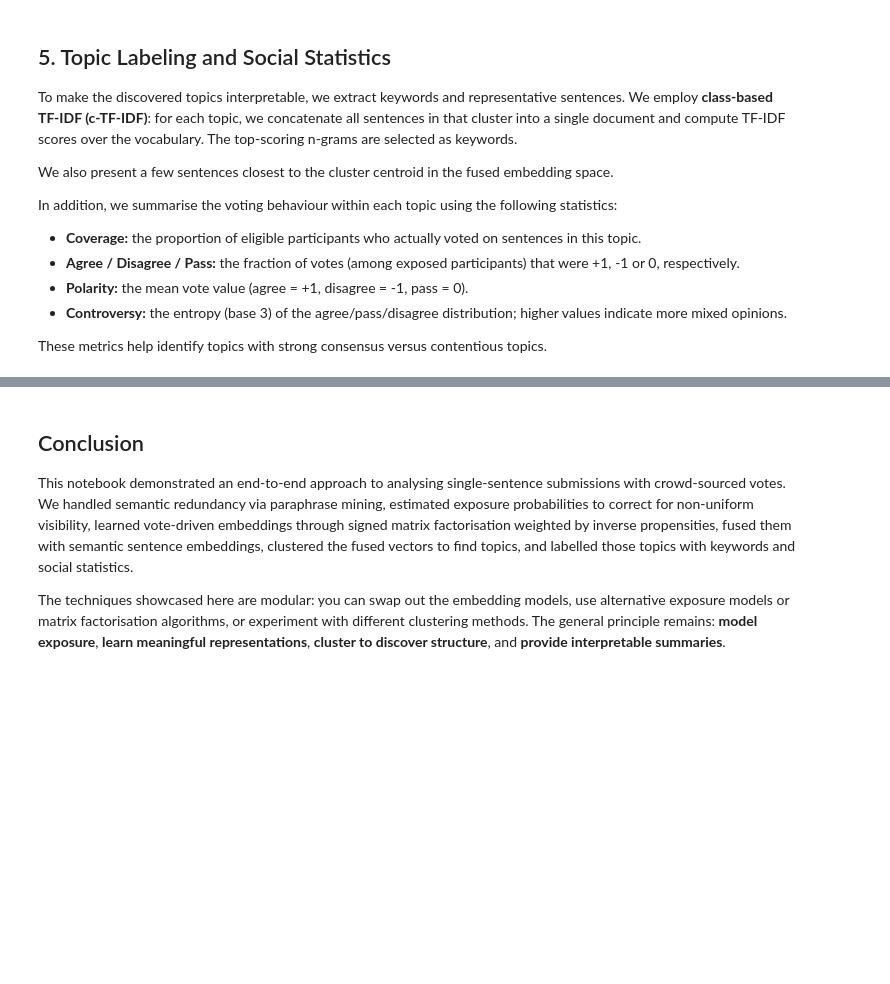
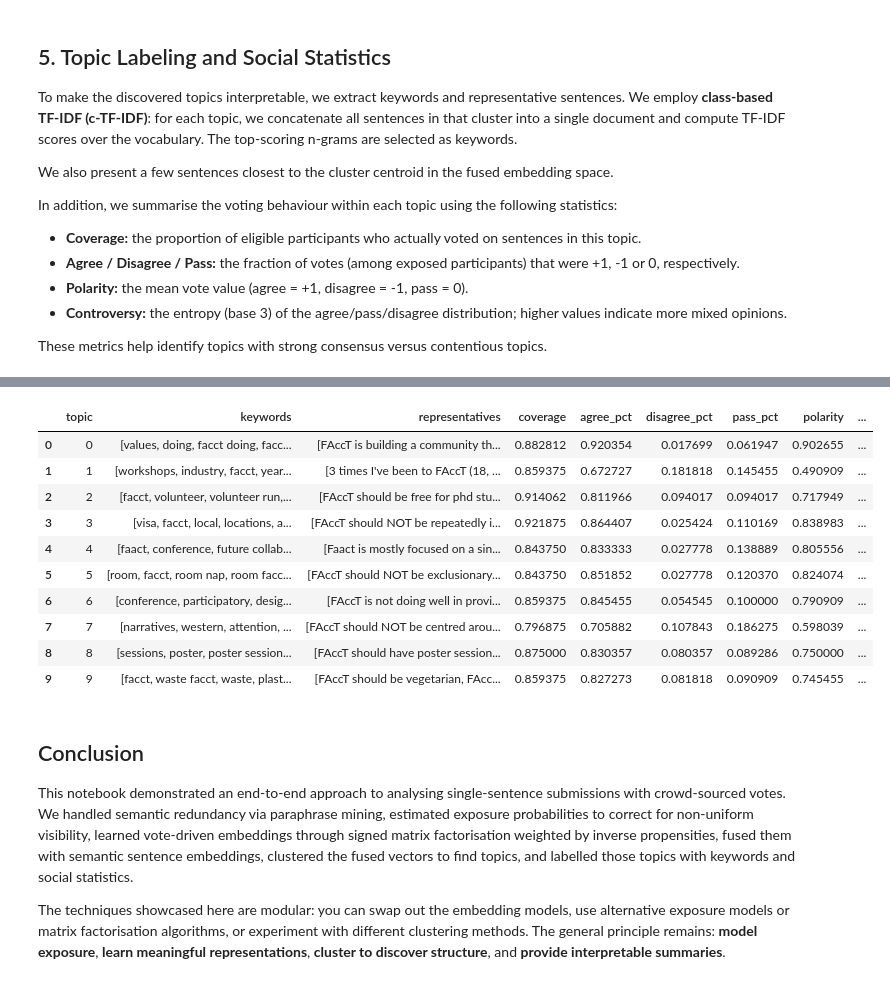
Before and after one commit to yananlong/taking_stock_facct, a Jupyter notebook: sentences_topic_pipeline.ipynb, the cells around one changed output, grey strips where cells are left out. Saved outputs shown, nothing was run; the diff lists cells and outputs as text; code cells hidden in the pictures; blank space fills up the shorter version.

```diff
--- a/sentences_topic_pipeline.ipynb
+++ b/sentences_topic_pipeline.ipynb
@@ -201,7 +249,7 @@ group_time_map = sentences_df.set_index("group_id")["timestamp"].to_dict()
 for u in users:
     last_time = last_vote_time[u]
     for g in groups:
-        if last_time >= group_time_map[g]:
+        if pd.notna(last_time) and pd.notna(group_time_map[g]) and last_time >= group_time_map[g]:
             eligibility.loc[u, g] = True
 
 # Build data for logistic regression: features and labels for eligible pairs
@@ -265,5 +313,7 @@ except Exception as e:
             if eligibility.loc[u, g]:
                 p_hat.loc[u, g] = prob
 
-# Display head of eligibility and propensity matrices
-display(eligibility.head(), p_hat.head())
+print("Eligibility sample:")
+print(eligibility.head())
+print("\nPropensity sample:")
+print(p_hat.head())
@@ -455,7 +570,7 @@ from sklearn.feature_extraction.text import TfidfVectorizer
 
 def compute_ctfidf(texts, labels, ngram_range=(1, 3), top_k=10):
     unique_labels = np.unique(labels)
-    docs = [" ".join(np.array(texts)[labels == label]) for label in unique_labels]
+    docs = [' '.join(np.array(texts)[labels == label]) for label in unique_labels]
     vectorizer = TfidfVectorizer(ngram_range=ngram_range, stop_words="english").fit(
         docs
     )
@@ -477,16 +592,26 @@ keywords_per_topic = compute_ctfidf(
     top_k=10,
 )
 
-# Representative sentences: nearest to centroid
+# Representative sentences: nearest group centroids
 rep_sentences = {}
-for c in clusters:
-    idxs = np.where(sentences_df["topic"].values == c)[0]
-    if len(idxs) == 0:
-        continue
-    centroid = centroids[np.where(clusters == c)[0][0]]
-    dists = np.linalg.norm(features_norm[idxs] - centroid, axis=1)
-    nearest = idxs[np.argsort(dists)[:3]]
-    rep_sentences[c] = sentences_df.iloc[nearest]["text"].tolist()
+if "group_ids_ordered" in globals():
+    group_ids_array = np.array(group_ids_ordered)
+    for c in clusters:
+        group_mask = np.where(cluster_labels == c)[0]
+        if group_mask.size == 0:
+            continue
+        centroid = centroids[np.where(clusters == c)[0][0]]
+        dists = np.linalg.norm(group_features_norm[group_mask] - centroid, axis=1)
+        nearest_group_indices = group_mask[np.argsort(dists)[:3]]
+        nearest_group_ids = group_ids_array[nearest_group_indices]
+        texts = (
+            sentences_df[sentences_df["group_id"].isin(nearest_group_ids)]
+            .sort_values("timestamp")["text"]
+            .tolist()
+        )
+        rep_sentences[c] = texts[:3]
+else:
+    rep_sentences = {c: [] for c in clusters}
 
 
 def compute_topic_stats(topic_id):
@@ -541,6 +666,7 @@ def compute_topic_stats(topic_id):
     }
 
 
+summary_rows = []
 topic_stats = {c: compute_topic_stats(c) for c in clusters}
 
 # Display summary per topic
@@ -551,25 +677,29 @@ for c in clusters:
     for s in rep_sentences.get(c, []):
         print("   -", s)
     stats = topic_stats[c]
+    coverage_txt = f"{stats['coverage']:.2%}"
+    agree_txt = "nan" if np.isnan(stats["agree_pct"]) else f"{stats['agree_pct']:.1%}"
+    disagree_txt = "nan" if np.isnan(stats["disagree_pct"]) else f"{stats['disagree_pct']:.1%}"
+    pass_txt = "nan" if np.isnan(stats["pass_pct"]) else f"{stats['pass_pct']:.1%}"
+    polarity_txt = "nan" if np.isnan(stats["polarity"]) else f"{stats['polarity']:.2f}"
+    controversy_txt = "nan" if np.isnan(stats["controversy"]) else f"{stats['controversy']:.2f}"
     print(
-        "  Coverage: {:.2%}, Agree: {:.1%}, Disagree: {:.1%}, Pass: {:.1%}, Polarity: {:.2f}, Controversy: {:.2f}".format(
-            stats["coverage"],
-            (
-                stats["agree_pct"] * 100
-                if stats["agree_pct"] == stats["agree_pct"]
-                else float("nan")
-            ),
-            (
-                stats["disagree_pct"] * 100
-                if stats["disagree_pct"] == stats["disagree_pct"]
-                else float("nan")
-            ),
-            (
-                stats["pass_pct"] * 100
-                if stats["pass_pct"] == stats["pass_pct"]
-                else float("nan")
-            ),
-            stats["polarity"],
-            stats["controversy"],
-        )
+        f"  Coverage: {coverage_txt}, Agree: {agree_txt}, Disagree: {disagree_txt}, Pass: {pass_txt}, Polarity: {polarity_txt}, Controversy: {controversy_txt}"
     )
+    summary_rows.append(
+        {
+            "topic": int(c),
+            "keywords": keywords_per_topic.get(c, []),
+            "representatives": rep_sentences.get(c, []),
+            "coverage": stats["coverage"],
+            "agree_pct": stats["agree_pct"],
+            "disagree_pct": stats["disagree_pct"],
+            "pass_pct": stats["pass_pct"],
+            "polarity": stats["polarity"],
+            "controversy": stats["controversy"],
+        }
+    )
+
+summary_df = pd.DataFrame(summary_rows).sort_values("topic").reset_index(drop=True)
+summary_df
+# %% [output]
@@ -576,3 +723,14 @@ for c in clusters:
+|  | topic | keywords | representatives | coverage | agree_pct | disagree_pct | pass_pct | polarity | ... |
+| 0 | 0 | [values, doing, facct doing, facc... | [FAccT is building a community th... | 0.882812 | 0.920354 | 0.017699 | 0.061947 | 0.902655 | ... |
+| 1 | 1 | [workshops, industry, facct, year... | [3 times I've been to FAccT (18, ... | 0.859375 | 0.672727 | 0.181818 | 0.145455 | 0.490909 | ... |
+| 2 | 2 | [facct, volunteer, volunteer run,... | [FAccT should be free for phd stu... | 0.914062 | 0.811966 | 0.094017 | 0.094017 | 0.717949 | ... |
+| 3 | 3 | [visa, facct, local, locations, a... | [FAccT should NOT be repeatedly i... | 0.921875 | 0.864407 | 0.025424 | 0.110169 | 0.838983 | ... |
+| 4 | 4 | [faact, conference, future collab... | [Faact is mostly focused on a sin... | 0.843750 | 0.833333 | 0.027778 | 0.138889 | 0.805556 | ... |
+| 5 | 5 | [room, facct, room nap, room facc... | [FAccT should NOT be exclusionary... | 0.843750 | 0.851852 | 0.027778 | 0.120370 | 0.824074 | ... |
+| 6 | 6 | [conference, participatory, desig... | [FAccT is not doing well in provi... | 0.859375 | 0.845455 | 0.054545 | 0.100000 | 0.790909 | ... |
+| 7 | 7 | [narratives, western, attention, ... | [FAccT should NOT be centred arou... | 0.796875 | 0.705882 | 0.107843 | 0.186275 | 0.598039 | ... |
+| 8 | 8 | [sessions, poster, poster session... | [FAccT should have poster session... | 0.875000 | 0.830357 | 0.080357 | 0.089286 | 0.750000 | ... |
+| 9 | 9 | [facct, waste facct, waste, plast... | [FAccT should be vegetarian, FAcc... | 0.859375 | 0.827273 | 0.081818 | 0.090909 | 0.745455 | ... |
 # %% [markdown]
 ## Conclusion
 
```
Also changed, not shown: parts of 6 cells of this notebook, 8 other files.
